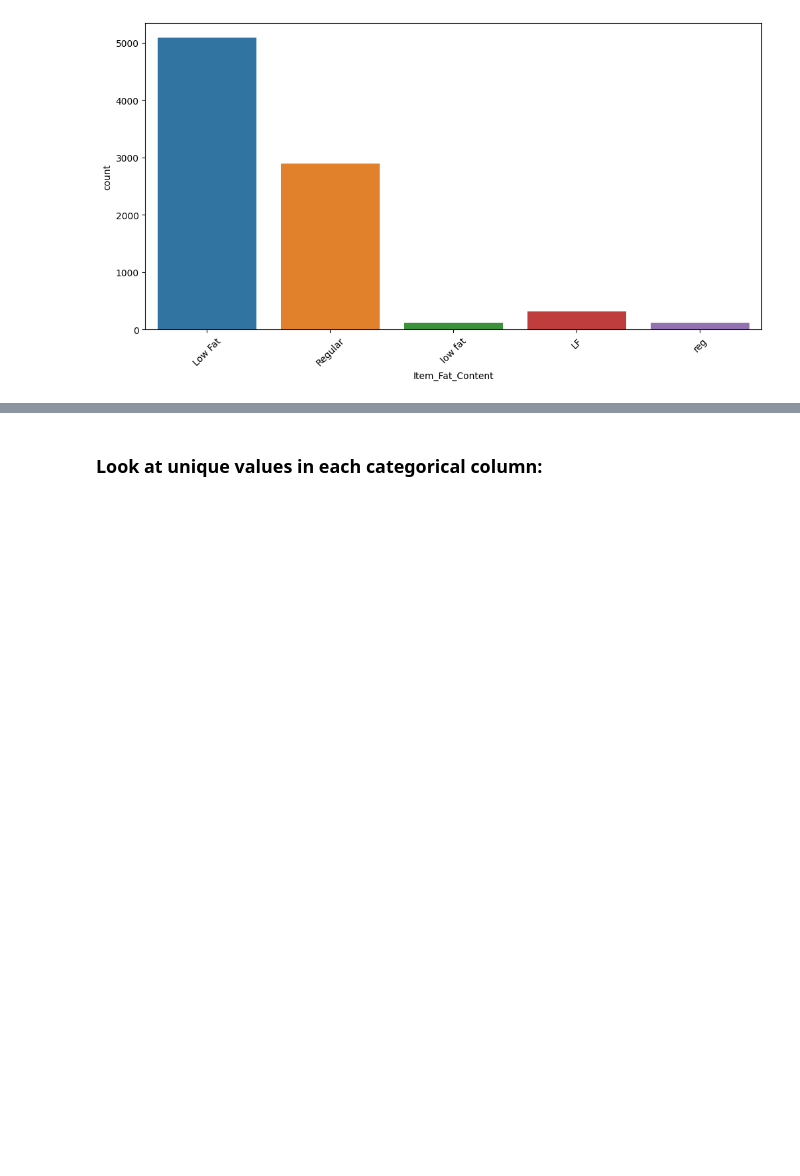
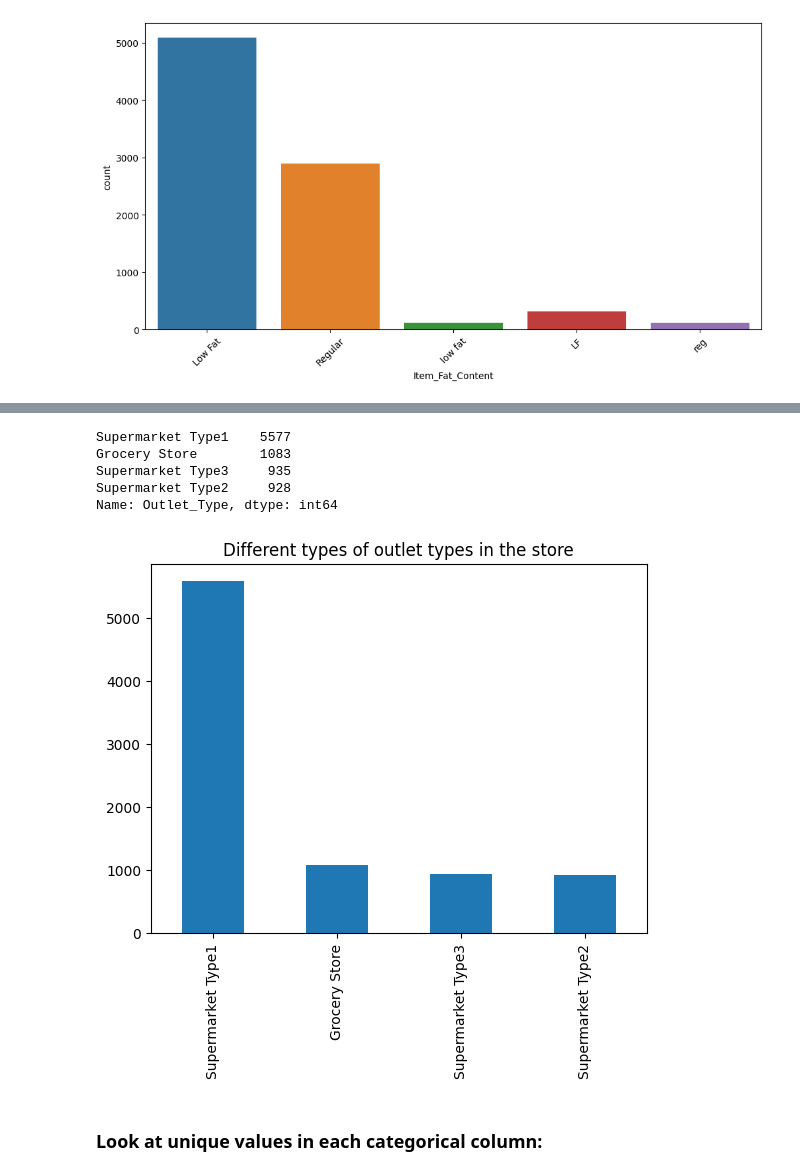
Before and after one commit to rkukreja24/BigMart-Sales-Prediction, a Jupyter notebook: notebooks/EDA.ipynb, the cells around one changed output, grey strips where cells are left out. Cells and saved outputs as stored; diff of their text form; code cells hidden in the pictures; blank space fills up the shorter version.

```diff
--- a/notebooks/EDA.ipynb
+++ b/notebooks/EDA.ipynb
@@ -101,3 +144,20 @@ plt.xticks(rotation=45)
+# %%
+# checking different types of item in Outlet Type
+
+train['Outlet_Type'].value_counts()
+# %% [output]
+Supermarket Type1    5577
+Grocery Store        1083
+Supermarket Type3     935
+Supermarket Type2     928
+Name: Outlet_Type, dtype: int64
+# %%
+train['Outlet_Type'].value_counts(normalize = True)
+train['Outlet_Type'].value_counts().plot.bar()
+plt.title('Different types of outlet types in the store')
+plt.show()
+# %% [output]
+[figure, added]
 # %% [markdown]
 ### Look at unique values in each categorical column:
 # %%
```
Also changed, not shown: parts of 52 cells of this notebook, 5 other files.
